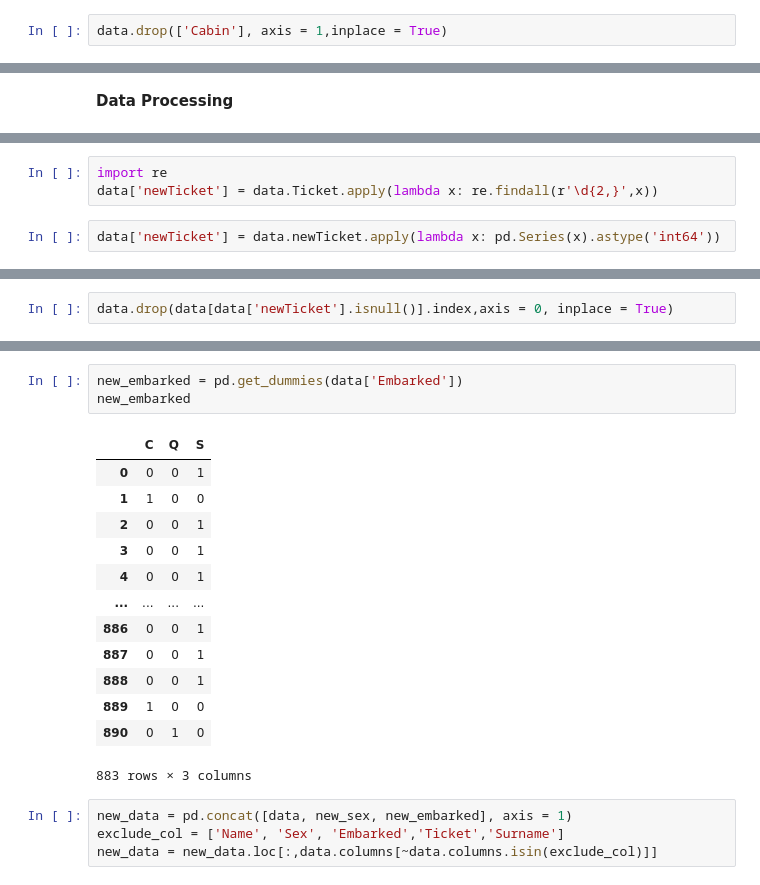
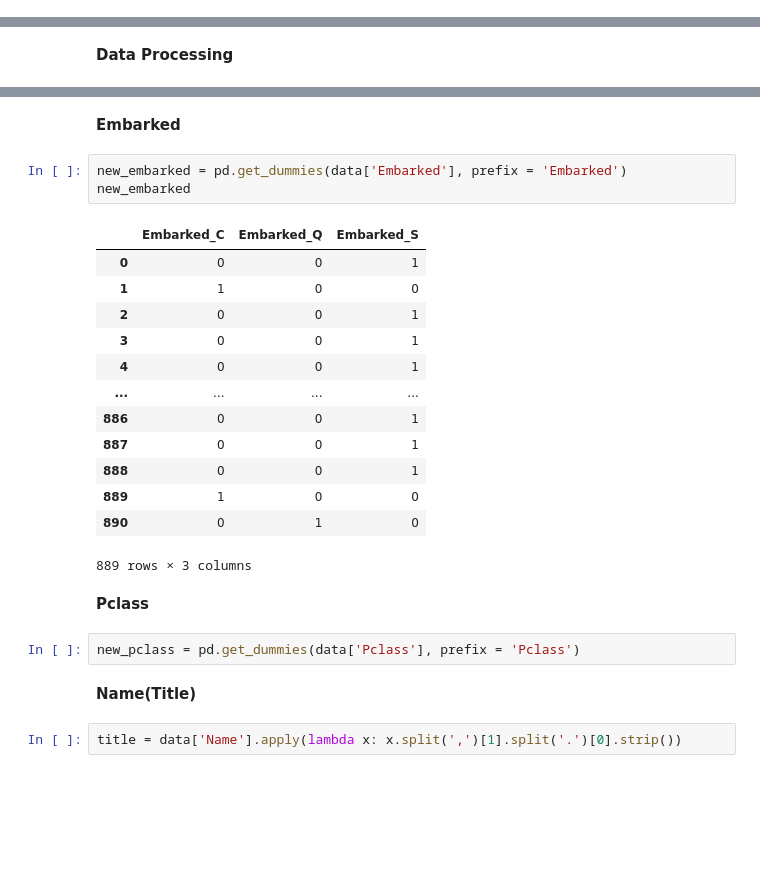
Before and after one commit to Rebecca-202211/titanic_analysis, a Jupyter notebook: 專題實作_01_Titanic_analysis.ipynb, the cells around one changed output, grey strips where cells are left out. Drawn from its saved outputs; the diff is of its cells as text; blank space fills up the shorter version.

```diff
--- a/專題實作_01_Titanic_analysis.ipynb
+++ b/專題實作_01_Titanic_analysis.ipynb
@@ -165,5 +159,3 @@ data['Surname'] = data.Name.apply(lambda x: x.split(',')[0])
-# %%
-data.drop(['Cabin'], axis = 1,inplace = True)
 # %%
 data.isna().sum()
 # %% [output]
@@ -282,5 +256,0 @@ Name: Ticket, Length: 680, dtype: int64
-# %%
-import re
-data['newTicket'] = data.Ticket.apply(lambda x: re.findall(r'\d{2,}',x))
-# %%
-data['newTicket'] = data.newTicket.apply(lambda x: pd.Series(x).astype('int64'))
@@ -291,2 +256,0 @@ data['newTicket'].isnull().sum()
-# %%
-data.drop(data[data['newTicket'].isnull()].index,axis = 0, inplace = True)
@@ -312,8 +278,10 @@ new_sex
+# %% [markdown]
+**Embarked**
 # %%
-new_embarked = pd.get_dummies(data['Embarked'])
+new_embarked = pd.get_dummies(data['Embarked'], prefix = 'Embarked')
 new_embarked
 # %% [output]
-|  | C | Q | S |
+|  | Embarked_C | Embarked_Q | Embarked_S |
 | 0 | 0 | 0 | 1 |
 | 1 | 1 | 0 | 0 |
 | 2 | 0 | 0 | 1 |
@@ -325,8 +293,12 @@ new_embarked
 | 888 | 0 | 0 | 1 |
 | 889 | 1 | 0 | 0 |
 | 890 | 0 | 1 | 0 |
-883 rows × 3 columns
+889 rows × 3 columns
-# %%
-new_data = pd.concat([data, new_sex, new_embarked], axis = 1)
-exclude_col = ['Name', 'Sex', 'Embarked','Ticket','Surname']
-new_data = new_data.loc[:,data.columns[~data.columns.isin(exclude_col)]]
+# %% [markdown]
+**Pclass**
+# %%
+new_pclass = pd.get_dummies(data['Pclass'], prefix = 'Pclass')
+# %% [markdown]
+**Name(Title)**
+# %%
+title = data['Name'].apply(lambda x: x.split(',')[1].split('.')[0].strip())
```
Also changed, not shown: parts of 53 cells of this notebook.
